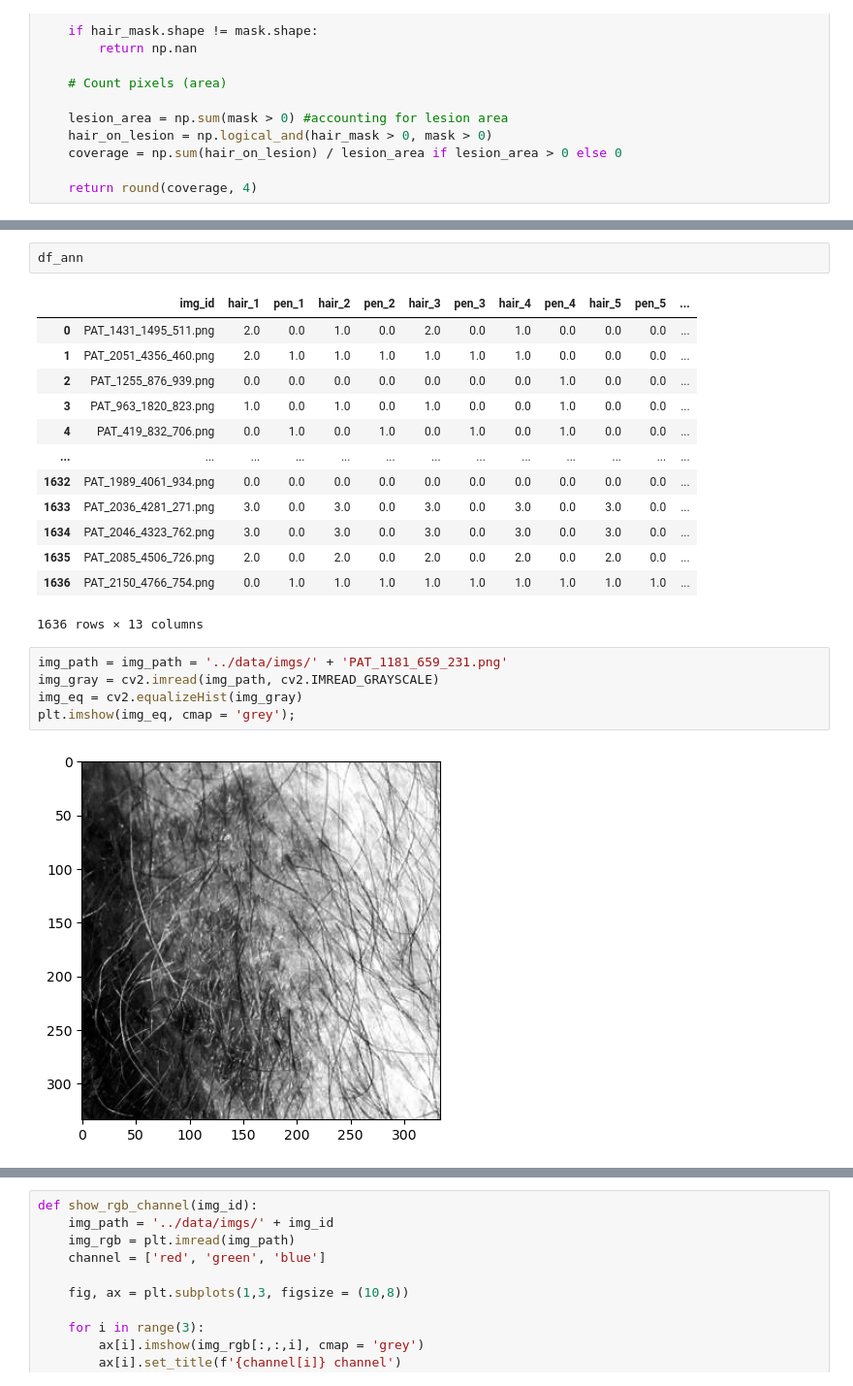
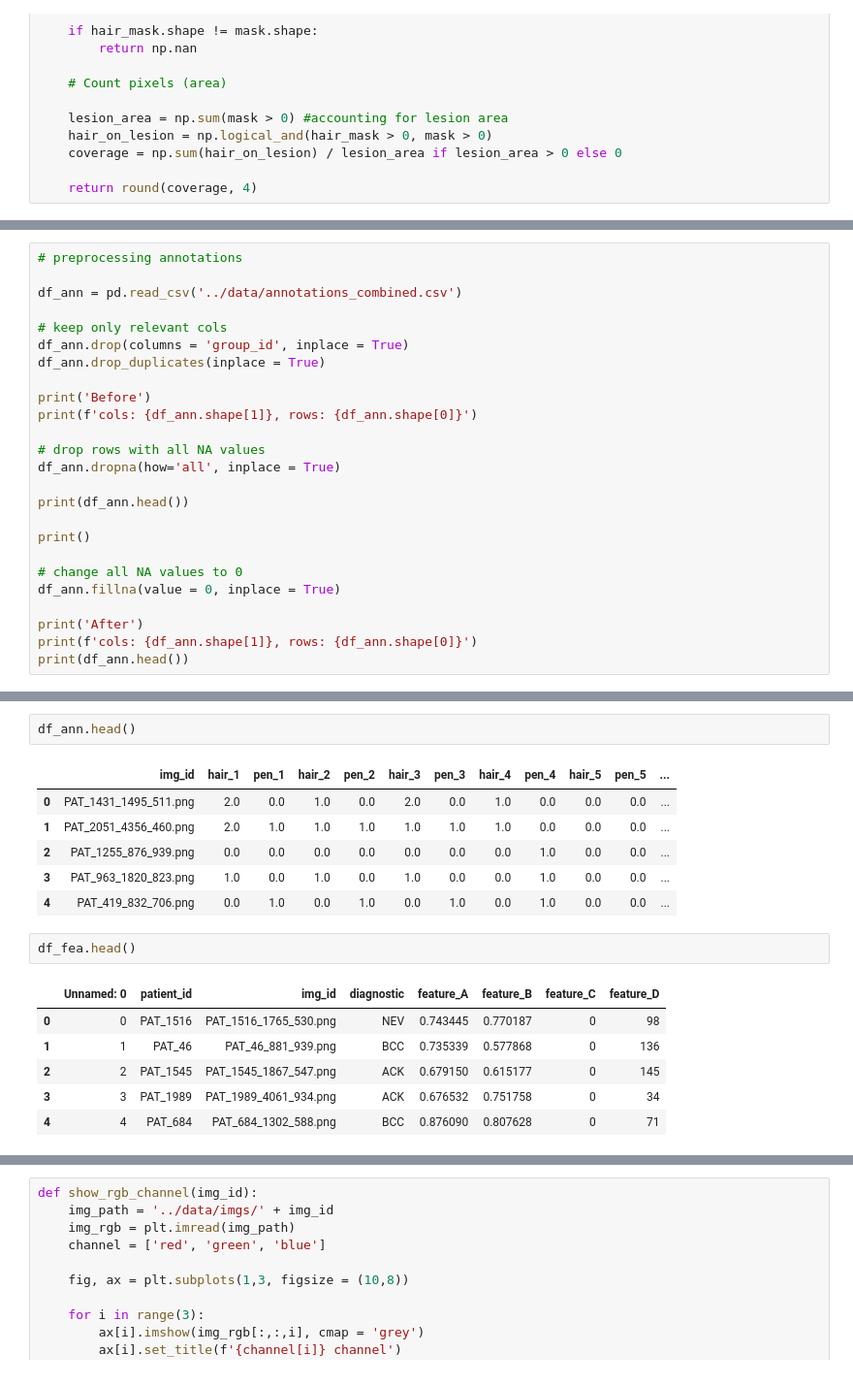
Before and after one commit to AkioAbe01/2026_PDS_Aardvark, a Jupyter notebook: src/hair.ipynb, the cells around one changed output, grey strips where cells are left out. Shown at 97% size. Cells and saved outputs as stored; diff of their text form.

```diff
--- a/src/hair.ipynb
+++ b/src/hair.ipynb
@@ -163,0 +146,25 @@ array([  0,  64, 128, 191, 255], dtype=uint8)
+# %%
+# preprocessing annotations
+
+df_ann = pd.read_csv('../data/annotations_combined.csv')
+
+# keep only relevant cols
+df_ann.drop(columns = 'group_id', inplace = True)
+df_ann.drop_duplicates(inplace = True)
+
+print('Before')
+print(f'cols: {df_ann.shape[1]}, rows: {df_ann.shape[0]}')
+
+# drop rows with all NA values
+df_ann.dropna(how='all', inplace = True)
+
+print(df_ann.head())
+
+print()
+
+# change all NA values to 0
+df_ann.fillna(value = 0, inplace = True)
+
+print('After')
+print(f'cols: {df_ann.shape[1]}, rows: {df_ann.shape[0]}')
+print(df_ann.head())
@@ -164,23 +199,18 @@ array([  0,  64, 128, 191, 255], dtype=uint8)
 # %%
-df_ann
+df_ann.head()
 # %% [output]
 |  | img_id | hair_1 | pen_1 | hair_2 | pen_2 | hair_3 | pen_3 | hair_4 | pen_4 | hair_5 | pen_5 | ... |
 | 0 | PAT_1431_1495_511.png | 2.0 | 0.0 | 1.0 | 0.0 | 2.0 | 0.0 | 1.0 | 0.0 | 0.0 | 0.0 | ... |
 | 1 | PAT_2051_4356_460.png | 2.0 | 1.0 | 1.0 | 1.0 | 1.0 | 1.0 | 1.0 | 0.0 | 0.0 | 0.0 | ... |
 | 2 | PAT_1255_876_939.png | 0.0 | 0.0 | 0.0 | 0.0 | 0.0 | 0.0 | 0.0 | 1.0 | 0.0 | 0.0 | ... |
 | 3 | PAT_963_1820_823.png | 1.0 | 0.0 | 1.0 | 0.0 | 1.0 | 0.0 | 0.0 | 1.0 | 0.0 | 0.0 | ... |
 | 4 | PAT_419_832_706.png | 0.0 | 1.0 | 0.0 | 1.0 | 0.0 | 1.0 | 0.0 | 1.0 | 0.0 | 0.0 | ... |
-| ... | ... | ... | ... | ... | ... | ... | ... | ... | ... | ... | ... | ... |
-| 1632 | PAT_1989_4061_934.png | 0.0 | 0.0 | 0.0 | 0.0 | 0.0 | 0.0 | 0.0 | 0.0 | 0.0 | 0.0 | ... |
-| 1633 | PAT_2036_4281_271.png | 3.0 | 0.0 | 3.0 | 0.0 | 3.0 | 0.0 | 3.0 | 0.0 | 3.0 | 0.0 | ... |
-| 1634 | PAT_2046_4323_762.png | 3.0 | 0.0 | 3.0 | 0.0 | 3.0 | 0.0 | 3.0 | 0.0 | 3.0 | 0.0 | ... |
-| 1635 | PAT_2085_4506_726.png | 2.0 | 0.0 | 2.0 | 0.0 | 2.0 | 0.0 | 2.0 | 0.0 | 2.0 | 0.0 | ... |
-| 1636 | PAT_2150_4766_754.png | 0.0 | 1.0 | 1.0 | 1.0 | 1.0 | 1.0 | 1.0 | 1.0 | 1.0 | 1.0 | ... |
-1636 rows × 13 columns
-# %%
-img_path = img_path = '../data/imgs/' + 'PAT_1181_659_231.png'
-img_gray = cv2.imread(img_path, cv2.IMREAD_GRAYSCALE)
-img_eq = cv2.equalizeHist(img_gray)
-plt.imshow(img_eq, cmap = 'grey');
-# %% [output]
-[figure, removed]
+# %%
+df_fea.head()
+# %% [output]
+|  | Unnamed: 0 | patient_id | img_id | diagnostic | feature_A | feature_B | feature_C | feature_D |
+| 0 | 0 | PAT_1516 | PAT_1516_1765_530.png | NEV | 0.743445 | 0.770187 | 0 | 98 |
+| 1 | 1 | PAT_46 | PAT_46_881_939.png | BCC | 0.735339 | 0.577868 | 0 | 136 |
+| 2 | 2 | PAT_1545 | PAT_1545_1867_547.png | ACK | 0.679150 | 0.615177 | 0 | 145 |
+| 3 | 3 | PAT_1989 | PAT_1989_4061_934.png | ACK | 0.676532 | 0.751758 | 0 | 34 |
+| 4 | 4 | PAT_684 | PAT_684_1302_588.png | BCC | 0.876090 | 0.807628 | 0 | 71 |
```
Also changed, not shown: parts of 43 cells of this notebook, 7 other files.
